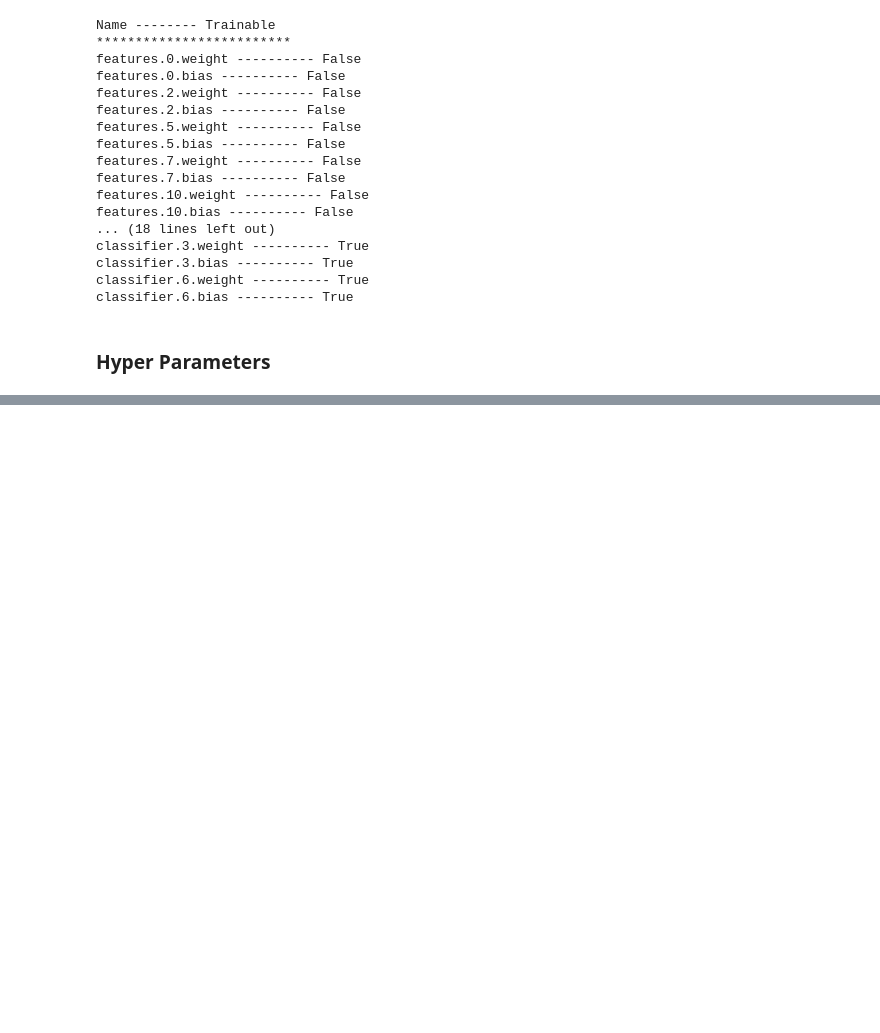
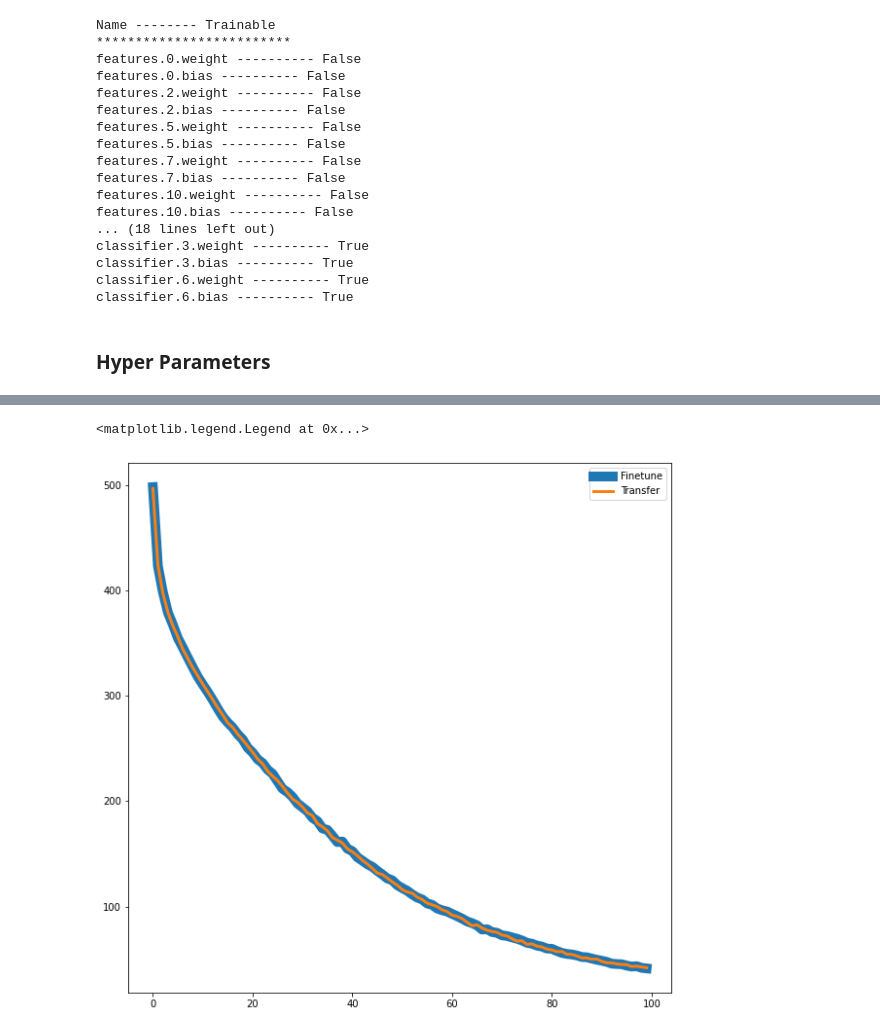
Before and after one commit to gjustin40/Pytorch-Cookbook, a Jupyter notebook: 1. Beginner/Pytorch6_TransferLearning.ipynb, the cells around one changed output, grey strips where cells are left out. Cells and saved outputs as stored; diff of their text form; code cells hidden in the pictures; blank space fills up the shorter version.

```diff
--- a/1. Beginner/Pytorch6_TransferLearning.ipynb
+++ b/1. Beginner/Pytorch6_TransferLearning.ipynb
@@ -340,0 +341,9 @@ Accuracy of the network on 10000 test images : 68.620 %
+# %%
+plt.figure(figsize=(10,10))
+
+plt.plot(fine, linewidth=10)
+plt.plot(trans, linewidth=3)
+plt.legend(['Finetune', 'Transfer'])
+# %% [output]
+<matplotlib.legend.Legend at 0x...>
+[figure, added]
```
Also changed, not shown: parts of 7 cells of this notebook.
